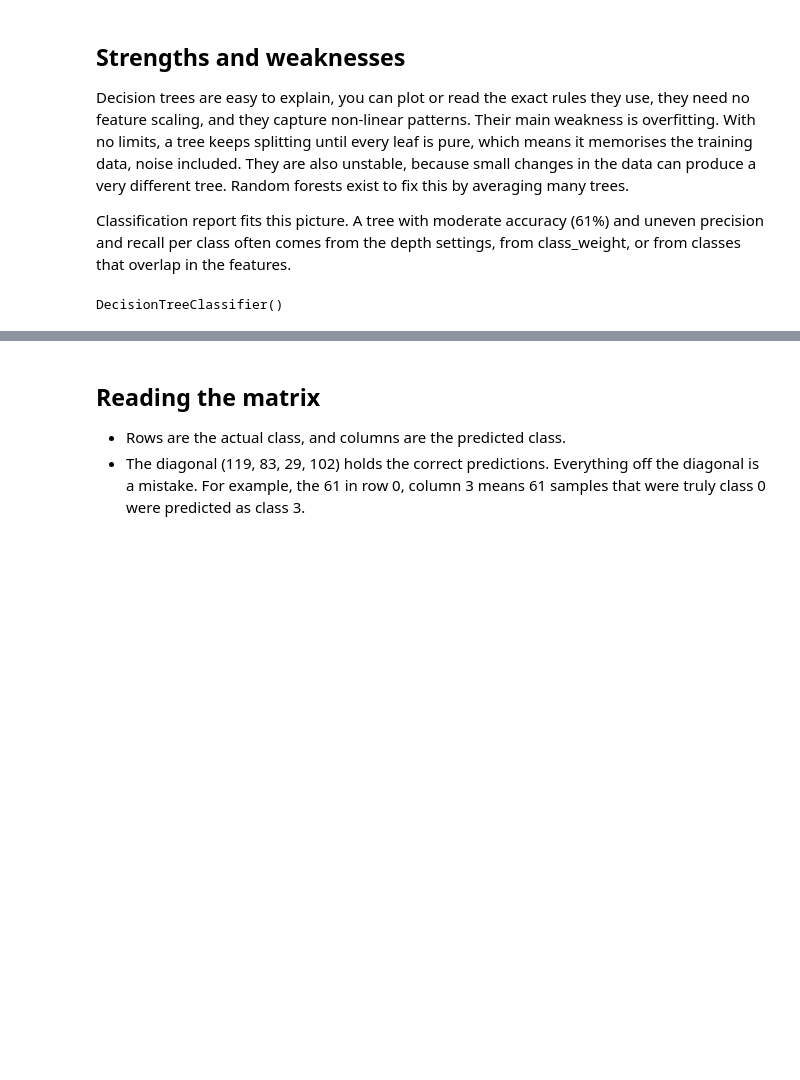
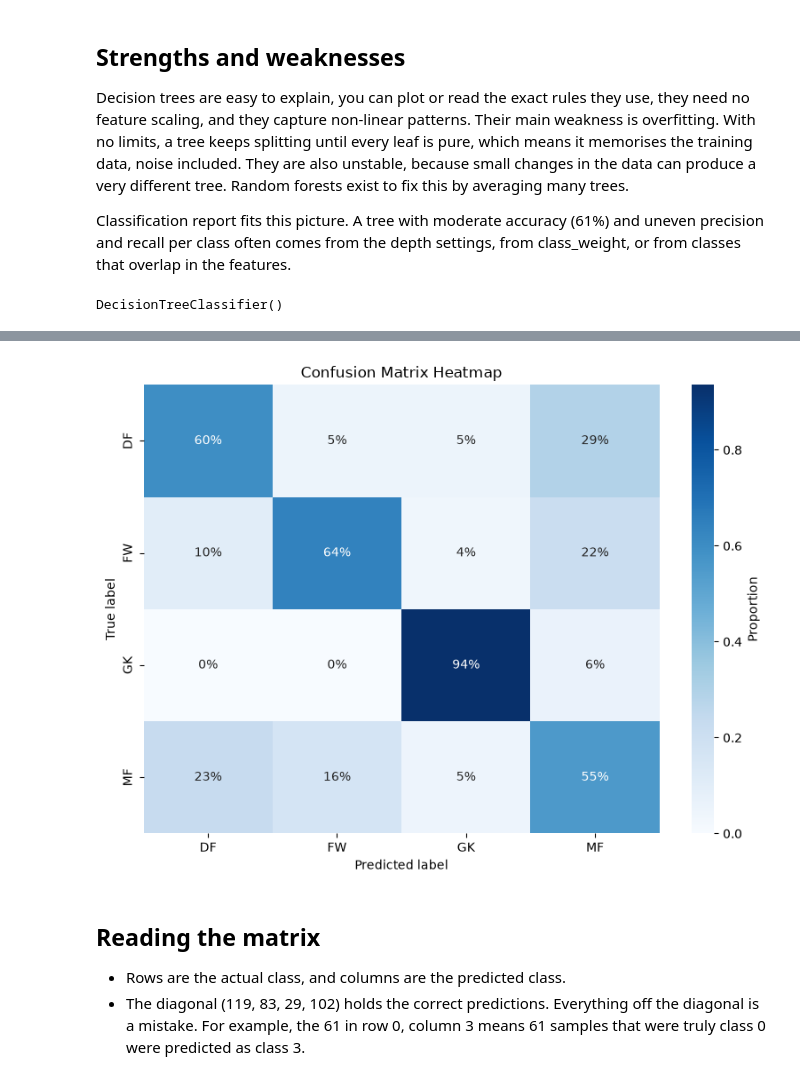
Before and after one commit to Aminsfwt/Machine-Learning-Football-Analysis, a Jupyter notebook: classification.ipynb, the cells around one changed output, grey strips where cells are left out. Cells and saved outputs as stored; diff of their text form; code cells hidden in the pictures; blank space fills up the shorter version.

```diff
--- a/classification.ipynb
+++ b/classification.ipynb
@@ -227,3 +227,32 @@ array([[119,  11,  11,  60],
+# %%
+import seaborn as sns
+import numpy as np
+
+import matplotlib.pyplot as plt
+
+# class labels for the matrix
+#class_labels = label_encoder.inverse_transform(np.arange(len(label_encoder.classes_)))
+
+plt.figure(figsize=(8, 6))
+# Normalize the confusion matrix row-wise (so each row sums to 1)
+confusion_norm = confusion.astype(float) / confusion.sum(axis=1, keepdims=True)
+
+sns.heatmap(
+    confusion_norm,
+    annot=True,
+    fmt=".0%",
+    cmap="Blues",
+    xticklabels=label_encoder.inverse_transform(np.arange(len(label_encoder.classes_))),
+    yticklabels=label_encoder.inverse_transform(np.arange(len(label_encoder.classes_))),
+    cbar_kws={"label": "Proportion"}
+)
+plt.xlabel("Predicted label")
+plt.ylabel("True label")
+plt.title("Confusion Matrix Heatmap")
+plt.tight_layout()
+plt.show()
+# %% [output]
+[figure, added]
 # %% [markdown]
 ## Reading the matrix
 - Rows are the actual class, and columns are the predicted class.
```
Also changed, not shown: parts of 9 cells of this notebook, 2 other files.
